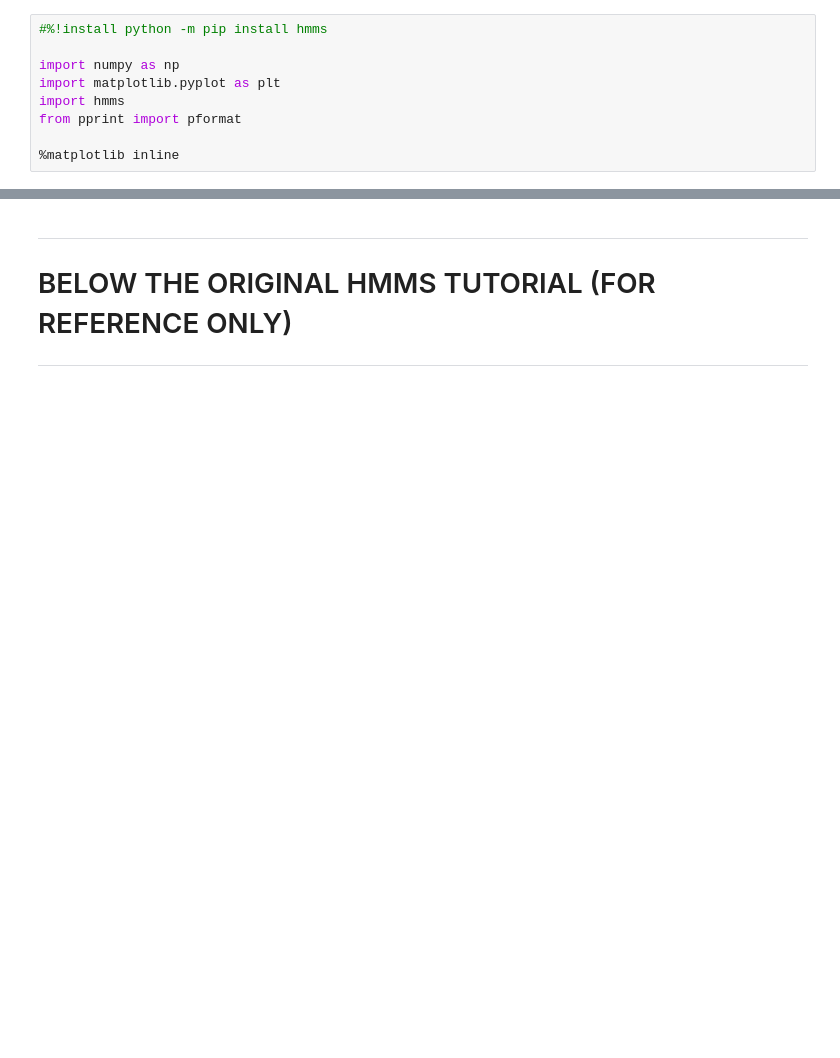
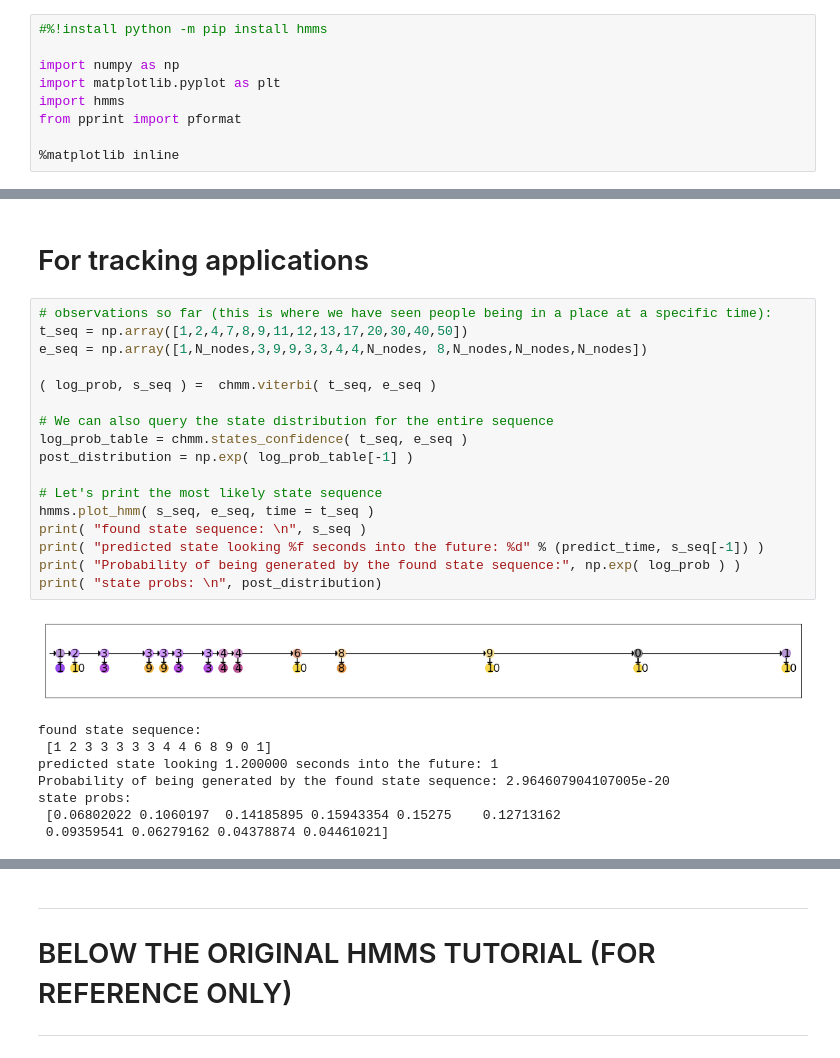
Before and after one commit to marc-hanheide/jupyter-notebooks, a Jupyter notebook: hmms.ipynb, the cells around one changed output, grey strips where cells are left out. Cells and saved outputs as stored; diff of their text form; blank space fills up the shorter version.

```diff
--- a/hmms.ipynb
+++ b/hmms.ipynb
@@ -200,0 +210,28 @@ state predictions:
+# %% [markdown]
+# For tracking applications
+# %%
+# observations so far (this is where we have seen people being in a place at a specific time):
+t_seq = np.array([1,2,4,7,8,9,11,12,13,17,20,30,40,50])
+e_seq = np.array([1,N_nodes,3,9,9,3,3,4,4,N_nodes, 8,N_nodes,N_nodes,N_nodes])
+
+( log_prob, s_seq ) =  chmm.viterbi( t_seq, e_seq )
+
+# We can also query the state distribution for the entire sequence
+log_prob_table = chmm.states_confidence( t_seq, e_seq )
+post_distribution = np.exp( log_prob_table[-1] )
+
+# Let's print the most likely state sequence
+hmms.plot_hmm( s_seq, e_seq, time = t_seq )
+print( "found state sequence: \n", s_seq )
+print( "predicted state looking %f seconds into the future: %d" % (predict_time, s_seq[-1]) )
+print( "Probability of being generated by the found state sequence:", np.exp( log_prob ) )
+print( "state probs: \n", post_distribution)
+# %% [output]
+[figure, added]
+found state sequence:
+ [1 2 3 3 3 3 3 4 4 6 8 9 0 1]
+predicted state looking 1.200000 seconds into the future: 1
+Probability of being generated by the found state sequence: 2.964607904107005e-20
+state probs:
+ [0.06802022 0.1060197  0.14185895 0.15943354 0.15275    0.12713162
+ 0.09359541 0.06279162 0.04378874 0.04461021]
```
Also changed, not shown: parts of 8 cells of this notebook.
